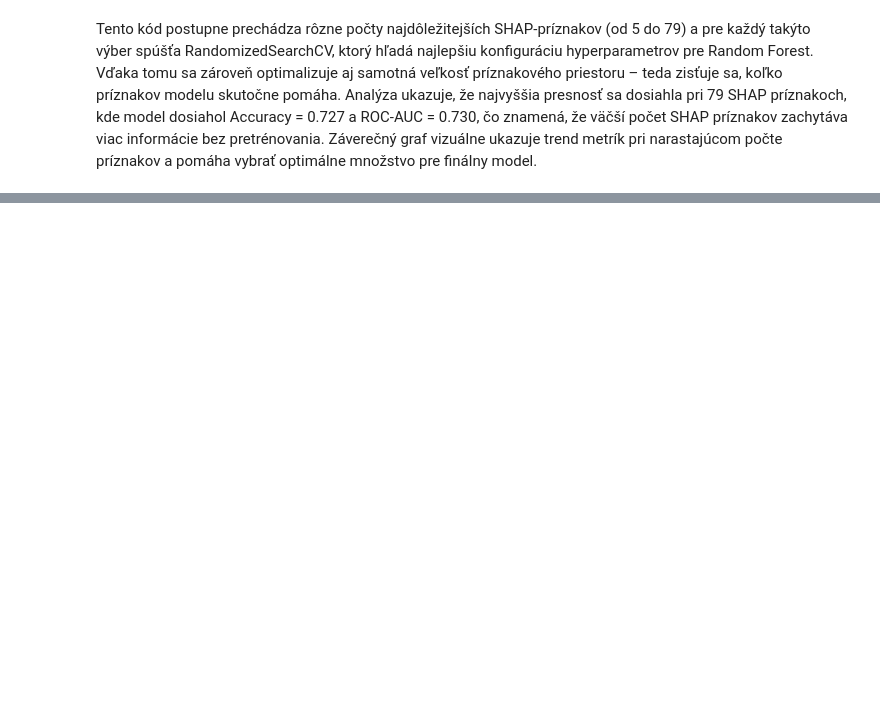
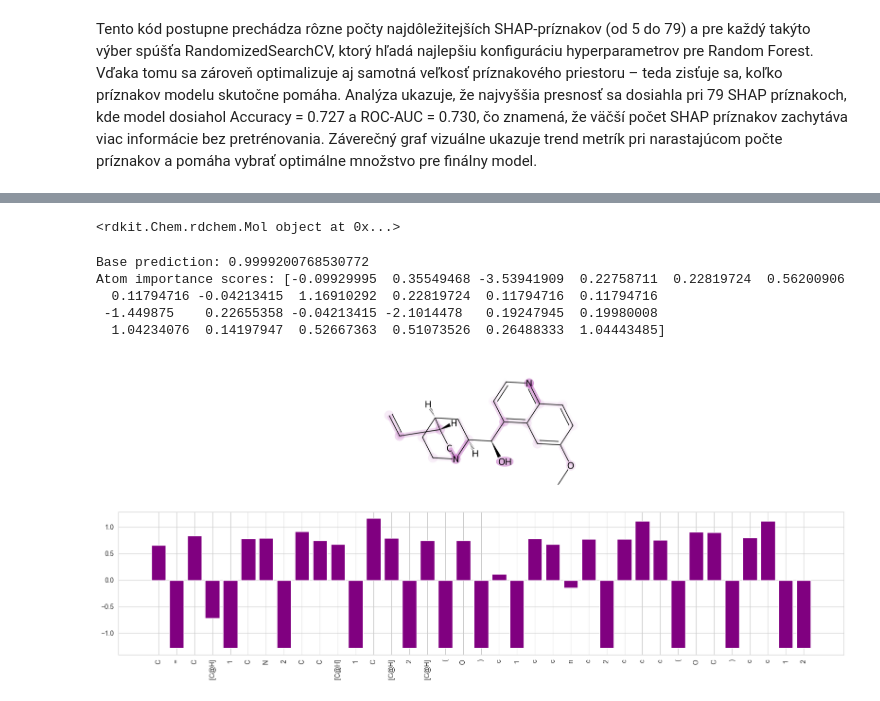
Before and after one commit to erikrogansky/ToxiPred, a Jupyter notebook: RFfp_ds.ipynb, the cells around one changed output, grey strips where cells are left out. Saved outputs shown, nothing was run; the diff lists cells and outputs as text; code cells hidden in the pictures; blank space fills up the shorter version.

```diff
--- a/RFfp_ds.ipynb
+++ b/RFfp_ds.ipynb
@@ -1720,14 +1551,0 @@ def explain_feature_importance(
-# %%
-feature_columns = X_train.columns.tolist()
-
-def descriptor_fn(mol):
-    desc = calculate_descriptors(mol)
-    fp   = calculate_maccs_fingerprint(mol)
-
-    merged = {**desc, **fp}
-
-    # порядок — строго как в X_train
-    return np.array([merged[col] for col in feature_columns], dtype=float)
-# %%
-x = descriptor_fn(molecule)
-print(len(x), X_train.shape[1])
@@ -1744,0 +1569,5 @@ print(X_train.iloc[0].values[:10])
+# %%
+mol = Chem.MolFromSmiles(dataset_ok["SMILES code"][0])
+print(mol)
+# %% [output]
+<rdkit.Chem.rdchem.Mol object at 0x...>
@@ -1744,0 +1597,25 @@ print(X_train.iloc[0].values[:10])
+# %%
+from explain import explain_atom_importance, explain_ring_importance
+
+best_model = gb_lasso_model
+smiles = dataset_ok.loc[0, "SMILES code"]
+mol, _ = molecule_from_smiles(smiles)
+trained_columns = et_lasso_metrics["Top_Features"]
+
+
+atom_scores, base_pred = explain_atom_importance(
+    model=best_model,
+    mol=mol,
+    descriptor_fn=descriptor_fn,
+    max_atoms=200,
+    normalize=True
+)
+
+print("Base prediction:", base_pred)
+print("Atom importance scores:", atom_scores)
+# %% [output]
+Base prediction: 0.9999200768530772
+Atom importance scores: [-0.09929995  0.35549468 -3.53941909  0.22758711  0.22819724  0.56200906
+  0.11794716 -0.04213415  1.16910292  0.22819724  0.11794716  0.11794716
+ -1.449875    0.22655358 -0.04213415 -2.1014478   0.19247945  0.19980008
+  1.04234076  0.14197947  0.52667363  0.51073526  0.26488333  1.04443485]
@@ -1744,0 +1723,11 @@ print(X_train.iloc[0].values[:10])
+# %%
+tokens, smiles_scores, base2 = token_importance(best_model, mol, descriptor_fn)
+
+xsmiles_visualize(
+    mol,
+    atom_scores,
+    smiles_scores,
+    tokens
+)
+# %% [output]
+[figure, added]
```
Also changed, not shown: parts of 23 cells of this notebook, 1 other file.
